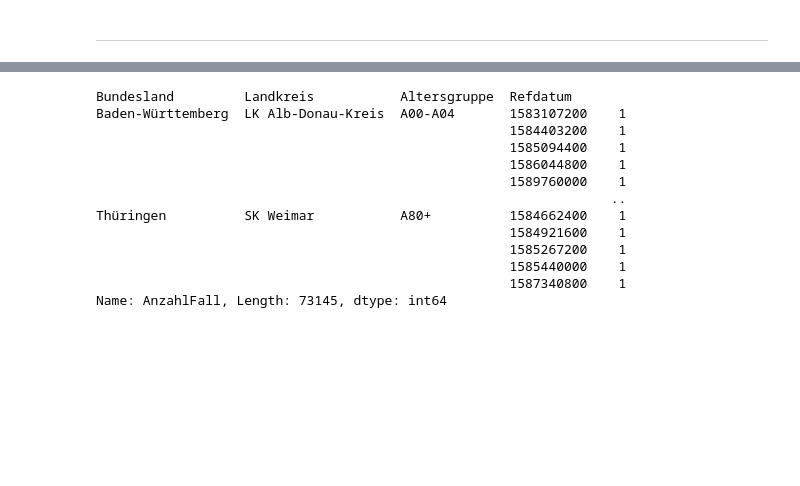
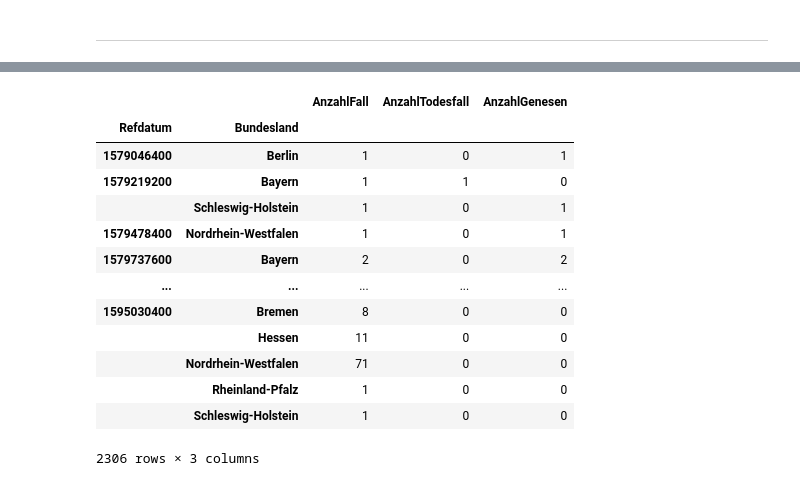
Before and after one commit to leoschur/InfVis_Projektarbeit, a Jupyter notebook: notebooks/data_request.ipynb, the cells around one changed output, grey strips where cells are left out. Drawn from its saved outputs; the diff is of its cells as text; code cells hidden in the pictures; blank space fills up the shorter version.

```diff
--- a/notebooks/data_request.ipynb
+++ b/notebooks/data_request.ipynb
@@ -287,2 +284,2 @@ ax = frame_byBundesland.plot.bar(figsize=(10,4))
 # %%
-dfx_grouped = dfx.drop(columns=['IdBundesland', 'ObjectId', 'NeuerFall', 'NeuerTodesfall', 'IstErkrankungsbeginn', 'NeuGenesen', 'Meldedatum', 'Datenstand', 'IdLandkreis']).groupby(['Bundesland', 'Landkreis', 'Altersgruppe', 'Refdatum']).agg({'AnzahlFall': sum, 'AnzahlTodesfall': sum, 'AnzahlGenesen': sum})
+dfx_slim = dfx.drop(columns=['IdBundesland', 'ObjectId', 'NeuerFall', 'NeuerTodesfall', 'IstErkrankungsbeginn', 'NeuGenesen', 'Meldedatum', 'Datenstand', 'IdLandkreis']).groupby(['Refdatum', 'Bundesland', 'Landkreis', 'Altersgruppe']).sum().groupby(['Refdatum', 'Bundesland', 'Landkreis']).sum().groupby(['Refdatum', 'Bundesland']).sum()
@@ -310,16 +285,0 @@ dfx_grouped.head(40)
-# %%
-dfx_grouped['AnzahlFall'].sum()
-# %% [output]
-Bundesland         Landkreis           Altersgruppe  Refdatum
-Baden-Württemberg  LK Alb-Donau-Kreis  A00-A04       1583107200    1
-                                                     1584403200    1
-                                                     1585094400    1
-                                                     1586044800    1
-                                                     1589760000    1
-                                                                  ..
-Thüringen          SK Weimar           A80+          1584662400    1
-                                                     1584921600    1
-                                                     1585267200    1
-                                                     1585440000    1
-                                                     1587340800    1
-Name: AnzahlFall, Length: 73145, dtype: int64
@@ -327,0 +286,17 @@ a.drop('')
+# %%
+dfx_slim
+# %% [output]
+|  |  | AnzahlFall | AnzahlTodesfall | AnzahlGenesen |
+| Refdatum | Bundesland |  |  |  |
+| 1579046400 | Berlin | 1 | 0 | 1 |
+| 1579219200 | Bayern | 1 | 1 | 0 |
+|  | Schleswig-Holstein | 1 | 0 | 1 |
+| 1579478400 | Nordrhein-Westfalen | 1 | 0 | 1 |
+| 1579737600 | Bayern | 2 | 0 | 2 |
+| ... | ... | ... | ... | ... |
+| 1595030400 | Bremen | 8 | 0 | 0 |
+|  | Hessen | 11 | 0 | 0 |
+|  | Nordrhein-Westfalen | 71 | 0 | 0 |
+|  | Rheinland-Pfalz | 1 | 0 | 0 |
+|  | Schleswig-Holstein | 1 | 0 | 0 |
+2306 rows × 3 columns
```
Also changed, not shown: parts of 20 cells of this notebook.
